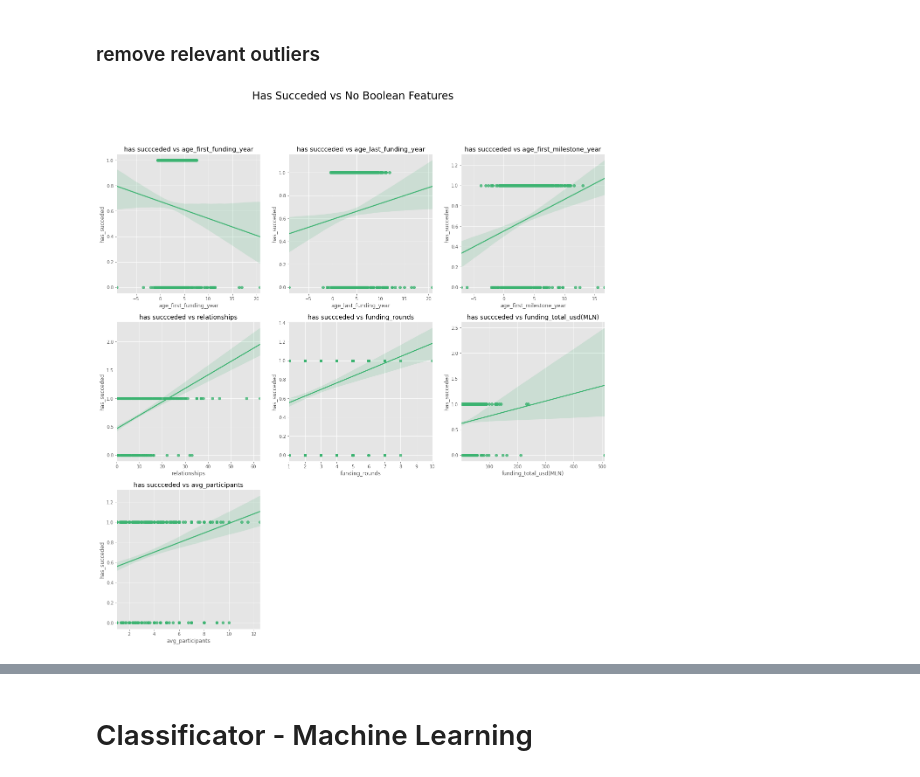
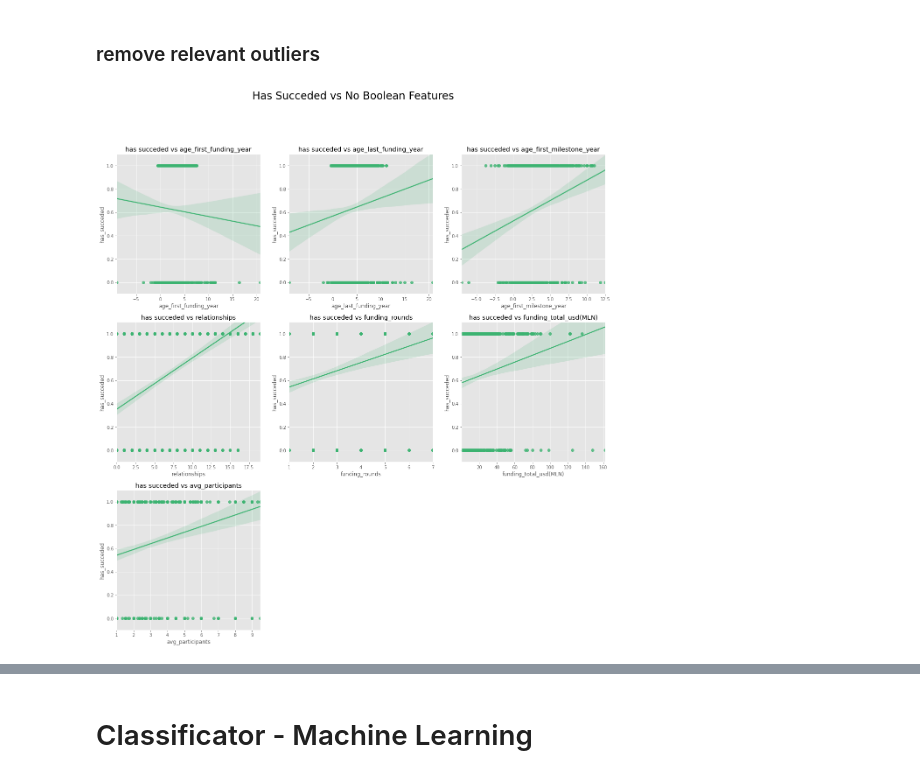
Before and after one commit to andreapiodantonio/data_science_project_dismi_adantonio_oczerwisnki, a Jupyter notebook: startup_classificator/startup_classificator.ipynb, the cells around one changed output, grey strips where cells are left out. Cells and saved outputs as stored; diff of their text form; code cells hidden in the pictures.

```diff
--- a/startup_classificator/startup_classificator.ipynb
+++ b/startup_classificator/startup_classificator.ipynb
@@ -351,24 +387,29 @@ startup_clean[startup_clean['age_first_milestone_year']<=(-14)]
 # %% [markdown]
 ### remove relevant outliers
 # %%
-startup_clean = startup_clean[startup_clean['funding_total_usd(MLN)']<5000]
-startup_clean = startup_clean[startup_clean['avg_participants']<16]
-startup_clean = startup_clean[startup_clean['age_first_milestone_year']<22]
+startup_clean = startup_clean[startup_clean['funding_total_usd(MLN)']<200]
+startup_clean = startup_clean[startup_clean['avg_participants']<10]
+startup_clean = startup_clean[startup_clean['age_first_milestone_year']<15]
 startup_clean = startup_clean[startup_clean['age_first_milestone_year']>-14]
+startup_clean = startup_clean[startup_clean['funding_rounds']<8]
+startup_clean = startup_clean[startup_clean['relationships']<20]
 # %%
 def plot_regs(df, features):
     plt.subplots(figsize=(20,20))
     i = 1
     for col in features:
         plt.subplot(3,3,i)
-        sns.regplot(y = df['has_succeded'] , x = col, data = df, color='mediumseagreen') #, scatter_kws={'facecolors':df['color']})
-        plt.title('has succceded vs '+ col)
+        sns.regplot(y = df['has_succeded'] , x = df[col], data = df, color='mediumseagreen') #, scatter_kws={'facecolors':df['color']})
+        plt.title('has succeded vs '+ col)
+        z1,z2,j1,j2 = plt.axis()
+        plt.axis((z1,z2, -0.1,1.1))
         i+=1
 
+#columnsbox = ['age_first_funding_year','age_last_funding_year','age_first_milestone_year','relationships','funding_rounds','funding_total_usd(MLN)','avg_participants']
 regressors = startup_clean.columns[1:-1]
 plot_regs(startup_clean, columnsbox)
 #plt.savefig('correlations_week_{}'.format(end_date))
 plt.suptitle("Has Succeded vs No Boolean Features",fontsize=24)
 plt.show()
 # %% [output]
-[figure, old version]
+[figure, new version]
```
Also changed, not shown: parts of 48 cells of this notebook.
